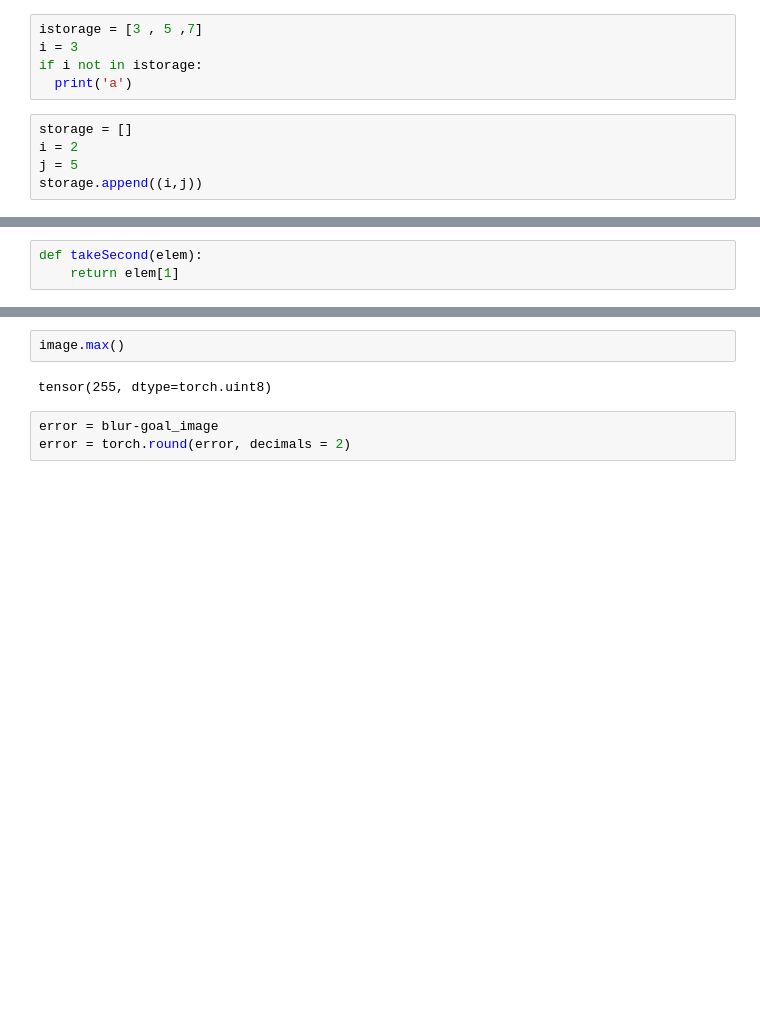
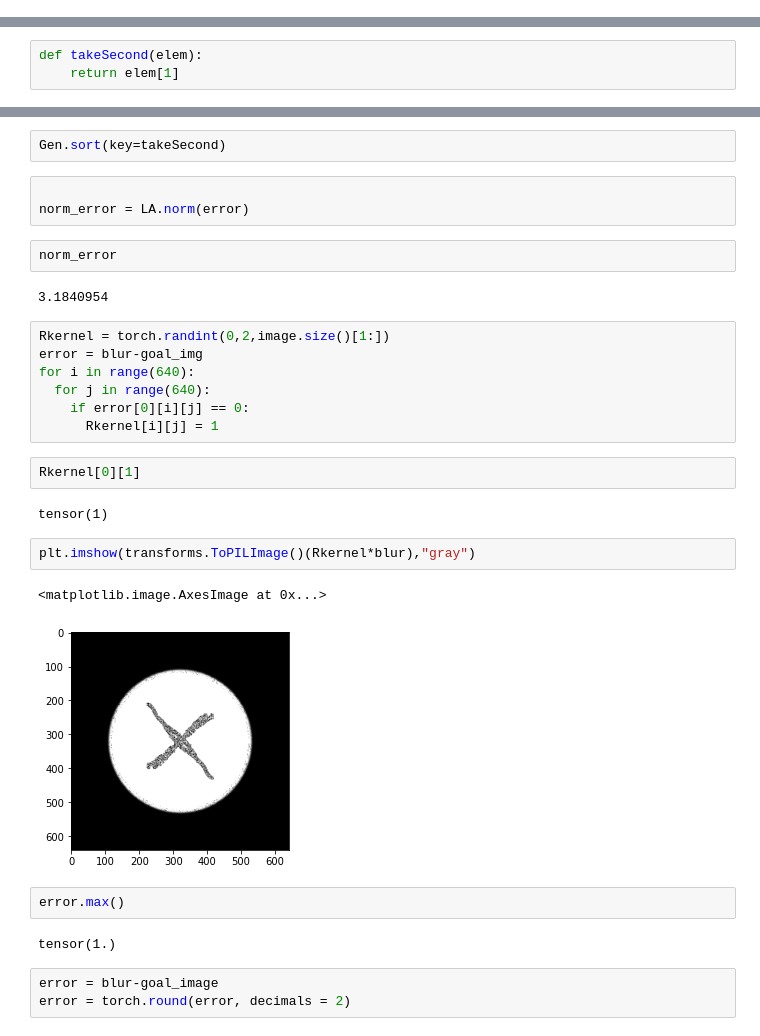
Before and after one commit to serhataksoy/CompLightLab, a Jupyter notebook: CompLightLab.ipynb, the cells around one changed output, grey strips where cells are left out. Saved outputs shown, nothing was run; the diff lists cells and outputs as text; blank space fills up the shorter version.

```diff
--- a/CompLightLab.ipynb
+++ b/CompLightLab.ipynb
@@ -209,13 +129,3 @@ import random
 random.randint(0,1)
 # %% [output]
 1
-# %%
-istorage = [3 , 5 ,7]
-i = 3
-if i not in istorage:
-  print('a')
-# %%
-storage = []
-i = 2
-j = 5
-storage.append((i,j))
@@ -281,7 +255,32 @@ KeyboardInterrupt: ignored
+# %%
+Gen.sort(key=takeSecond)
+# %%
+
+norm_error = LA.norm(error)
+# %%
+norm_error
+# %% [output]
+3.1840954
+# %%
+Rkernel = torch.randint(0,2,image.size()[1:])
+error = blur-goal_img
+for i in range(640):
+  for j in range(640):
+    if error[0][i][j] == 0:
+      Rkernel[i][j] = 1
+# %%
+Rkernel[0][1]
+# %% [output]
+tensor(1)
+# %%
+plt.imshow(transforms.ToPILImage()(Rkernel*blur),"gray")
+# %% [output]
+<matplotlib.image.AxesImage at 0x...>
+[figure, added]
 # %%
-image.max()
+error.max()
 # %% [output]
-tensor(255, dtype=torch.uint8)
+tensor(1.)
 # %%
 error = blur-goal_image
 error = torch.round(error, decimals = 2)
```
Also changed, not shown: parts of 56 cells of this notebook.
